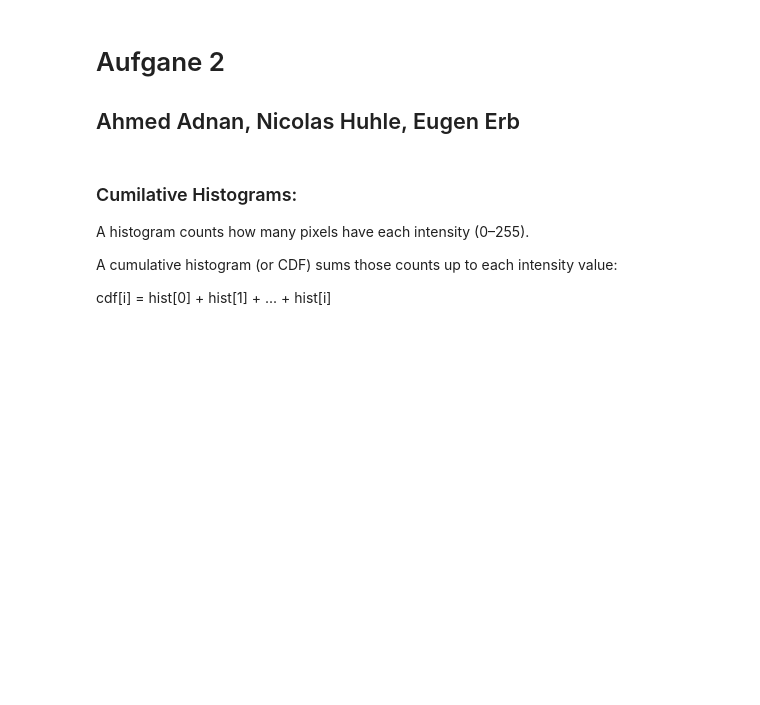
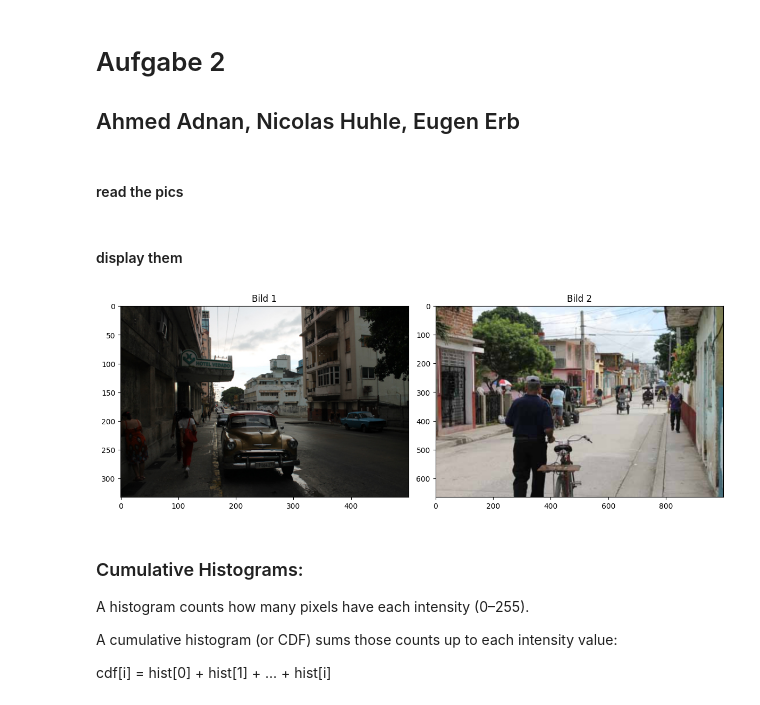
Before and after one commit to AhmedZ41/2DCV-Tasks, a Jupyter notebook: 2.Aufgabe/Aufgabe2.ipynb, the cells around one changed output. Drawn from its saved outputs; the diff is of its cells as text; code cells hidden in the pictures; blank space fills up the shorter version.

Commit message:
Aufgabe 2 part 3 done

```diff
--- a/2.Aufgabe/Aufgabe2.ipynb
+++ b/2.Aufgabe/Aufgabe2.ipynb
@@ -1,13 +1,35 @@
 # %% [markdown]
-# Aufgane 2
+# Aufgabe 2
 ## Ahmed Adnan, Nicolas Huhle, Eugen Erb
 # %%
 import numpy as np
 import matplotlib.pyplot as plt
 from skimage.io import imread
+# %% [markdown]
+#### read the pics
+# %%
+bild01 = imread("bild01.jpg")
+bild02 = imread("bild02.jpg")
+# %% [markdown]
+#### display them
+# %%
+plt.figure(figsize=(12, 6))
+
+plt.subplot(1, 2, 1)
+plt.imshow(bild01)
+plt.title("Bild 1")
+
+plt.subplot(1, 2, 2)
+plt.imshow(bild02)
+plt.title("Bild 2")
+
+plt.tight_layout()
+plt.show()
+# %% [output]
+[figure, added]
 # %% [markdown]
 
-### Cumilative Histograms:
+### Cumulative Histograms:
 A histogram counts how many pixels have each intensity (0–255).
 
 A cumulative histogram (or CDF) sums those counts up to each intensity value:
```
Also changed, not shown: parts of 4 cells of this notebook.
